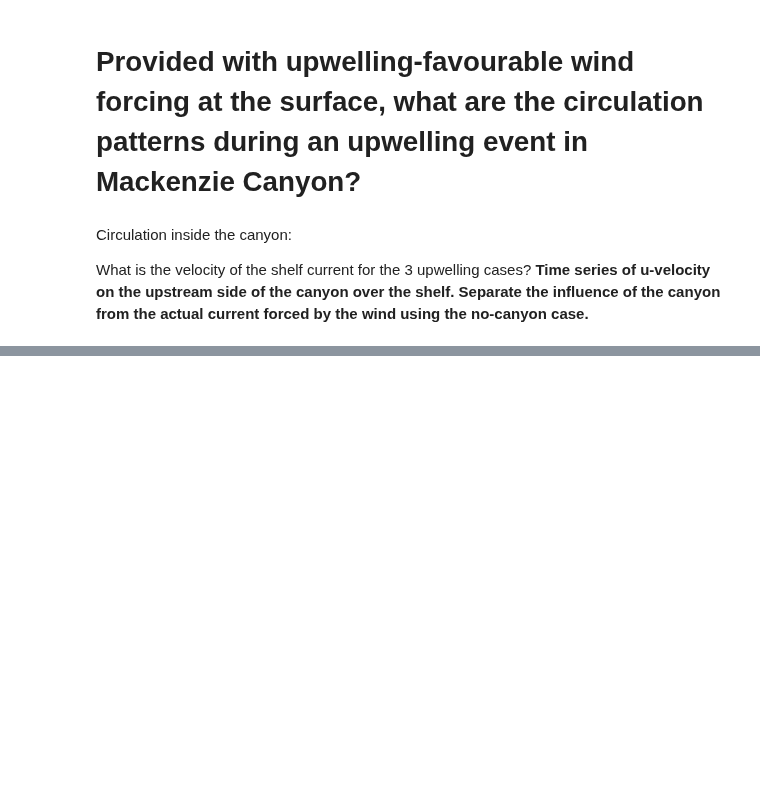
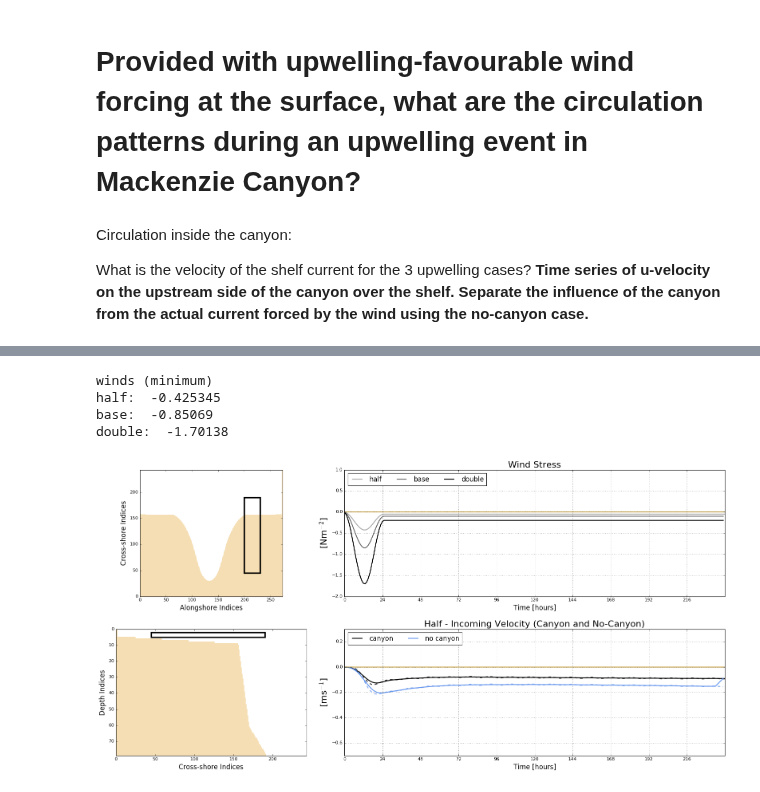
Before and after one commit to UBC-MOAD/analysis_mackenzie_canyon, a Jupyter notebook: notebooks/general_circulation/shelf_currents_ideal.ipynb, the cells around one changed output, grey strips where cells are left out. Drawn from its saved outputs; the diff is of its cells as text; code cells hidden in the pictures; blank space fills up the shorter version.

```diff
--- a/notebooks/general_circulation/shelf_currents_ideal.ipynb
+++ b/notebooks/general_circulation/shelf_currents_ideal.ipynb
@@ -200,0 +184,41 @@ double:  -0.365982565271 -0.210430504662
+# %%
+def plot_incoming_velocity_ax2_B(ax2, avgU_absolute, avgU_absolute_n, case):
+    ''' Plots unsmoothed and smoothed incoming velocities.
+    '''
+    avgU_absolute_smoothed = general_functions.smooth(avgU_absolute[:], 12)
+    ax2.plot(avgU_absolute[:], c='k', lw=2, alpha=0.8, linestyle='--')
+    ax2.plot(avgU_absolute_smoothed, c='k', lw=2, label='canyon')
+
+    avgU_absolute_smoothed_n = general_functions.smooth(avgU_absolute_n[:], 12)
+    ax2.plot(avgU_absolute_n[:], c='cornflowerblue', lw=2, alpha=0.8, linestyle='--')
+    ax2.plot(avgU_absolute_smoothed_n, c='cornflowerblue', lw=2, label='no canyon')
+
+    ax2.legend(loc=2, ncol=5, fontsize=15)
+
+    #print('shelf velocities (minimum, mean)')
+    #print('half: ', avgU_absolute_smoothed_h.min(), np.mean(avgU_absolute_smoothed_h))
+    #print('base: ', avgU_absolute_smoothed_b.min(), np.mean(avgU_absolute_smoothed_b))
+    #print('double: ', avgU_absolute_smoothed_d.min(), np.mean(avgU_absolute_smoothed_d))
+
+    ax2.set_title(case+' - Incoming Velocity (Canyon and No-Canyon)', fontsize=20)
+    ax2.set_xlabel('Time [hours]', fontsize=15)
+    ax2.set_ylabel('[ms$^{-1}$]', fontsize=20)
+    ax2.set_ylim([-0.7, 0.3])
+    ax2.set_xlim([0, 10*24])
+    ax2.xaxis.set_ticks(np.arange(0, 10*24, 24))
+    ax2.grid()
+    ax2.axhline(0, linestyle='-', c='darkgoldenrod', linewidth=1.5)
+
+    return ax2
+# %%
+fig, ax2 = plot_incoming_velocity(y_start, y_end, x_start, x_end, dep_start, dep_end,
+                                  umask_all_h, sozotaux_h, sozotaux_b, sozotaux_d)
+ax2 = plot_incoming_velocity_ax2_B(ax2, avgU_absolute_h, avgU_absolute_nh, 'Half')
+
+fig.savefig('../writing_images/shelf_currents_fig2.png', dpi=100, bbox_inches='tight')
+# %% [output]
+winds (minimum)
+half:  -0.425345
+base:  -0.85069
+double:  -1.70138
+[figure, added]
```
Also changed, not shown: parts of 6 cells of this notebook.
